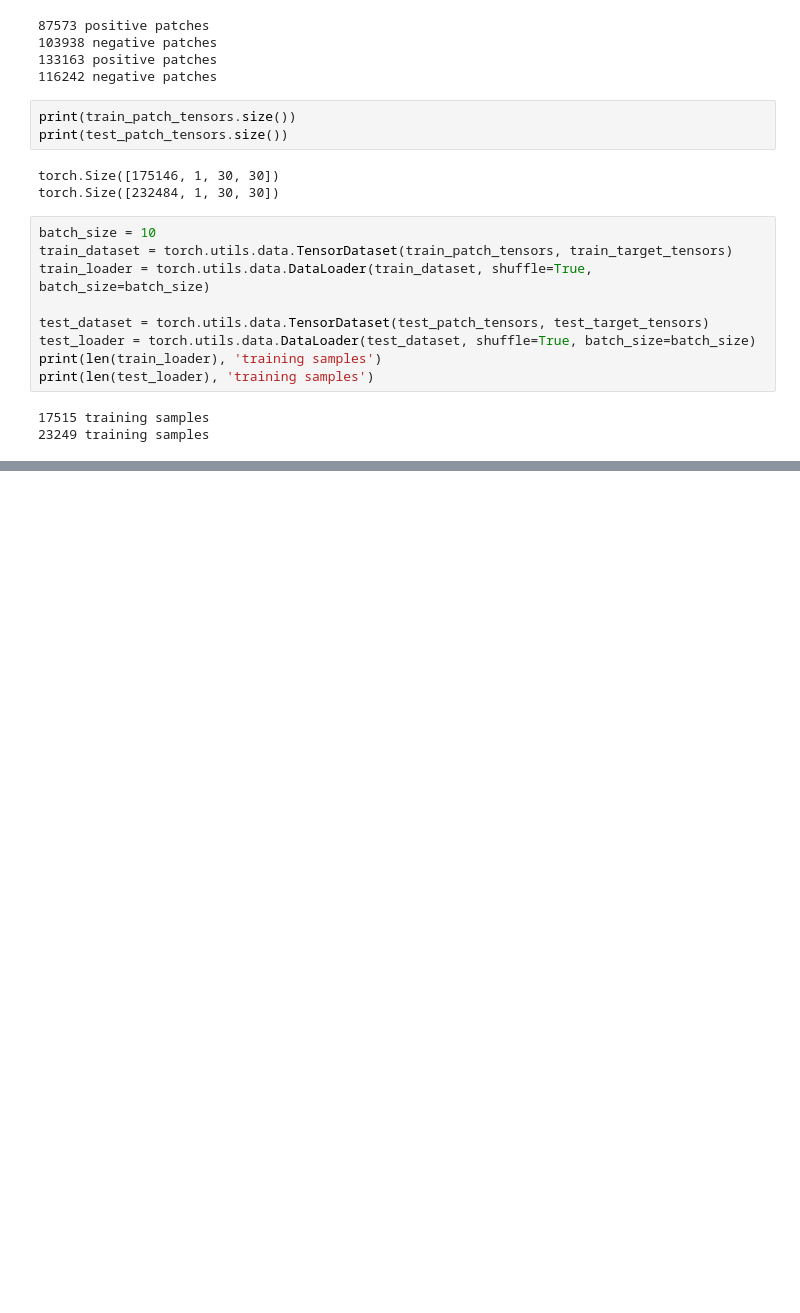
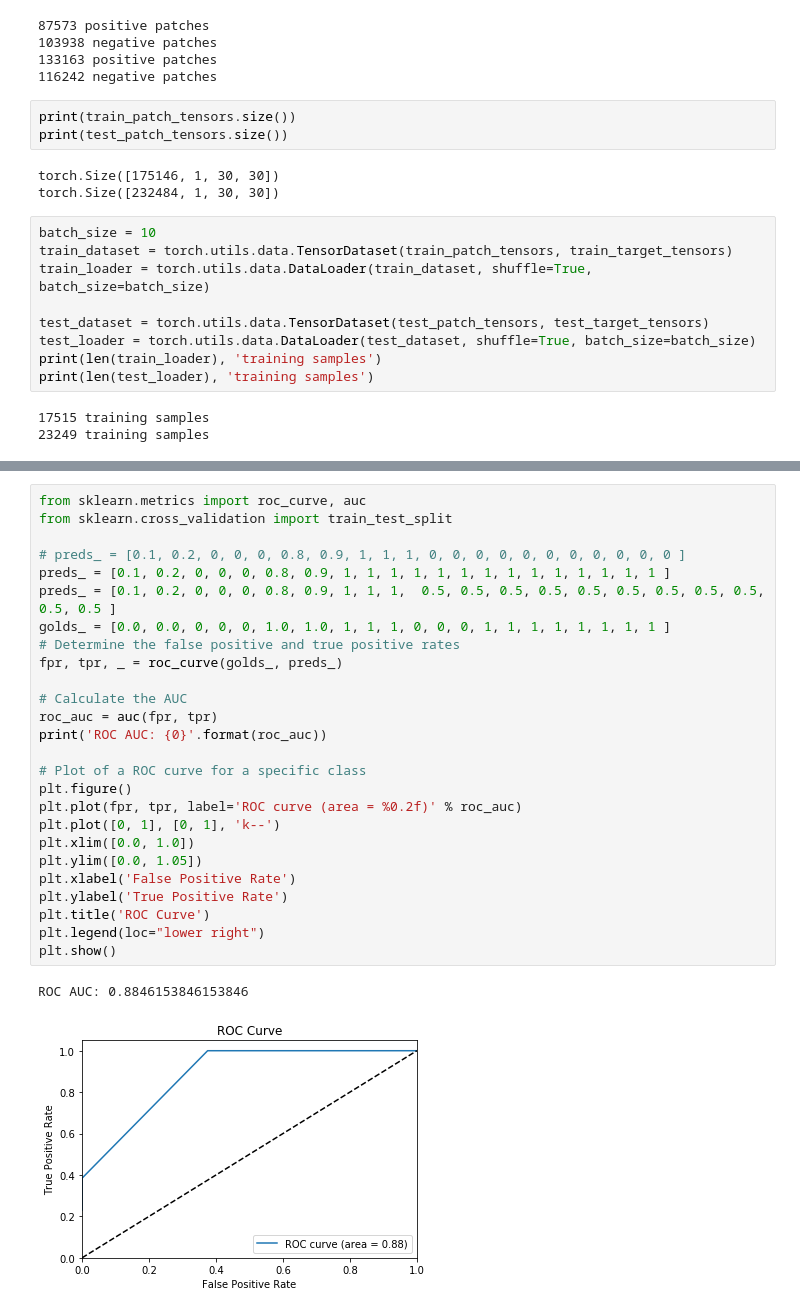
Before and after one commit to hassony2/cancer-seminar, a Jupyter notebook: model.ipynb, the cells around one changed output, grey strips where cells are left out. Cells and saved outputs as stored; diff of their text form; blank space fills up the shorter version.

```diff
--- a/model.ipynb
+++ b/model.ipynb
@@ -340,0 +551,29 @@ array([ 0.399  ,  0.54075,  0.50925,  0.55225,  0.52725,  0.5405 ,
+# %%
+from sklearn.metrics import roc_curve, auc
+from sklearn.cross_validation import train_test_split
+
+# preds_ = [0.1, 0.2, 0, 0, 0, 0.8, 0.9, 1, 1, 1, 0, 0, 0, 0, 0, 0, 0, 0, 0, 0, 0 ]
+preds_ = [0.1, 0.2, 0, 0, 0, 0.8, 0.9, 1, 1, 1, 1, 1, 1, 1, 1, 1, 1, 1, 1, 1, 1 ]
+preds_ = [0.1, 0.2, 0, 0, 0, 0.8, 0.9, 1, 1, 1,  0.5, 0.5, 0.5, 0.5, 0.5, 0.5, 0.5, 0.5, 0.5, 0.5, 0.5 ]
+golds_ = [0.0, 0.0, 0, 0, 0, 1.0, 1.0, 1, 1, 1, 0, 0, 0, 1, 1, 1, 1, 1, 1, 1, 1 ]
+# Determine the false positive and true positive rates
+fpr, tpr, _ = roc_curve(golds_, preds_)
+
+# Calculate the AUC
+roc_auc = auc(fpr, tpr)
+print('ROC AUC: {0}'.format(roc_auc))
+
+# Plot of a ROC curve for a specific class
+plt.figure()
+plt.plot(fpr, tpr, label='ROC curve (area = %0.2f)' % roc_auc)
+plt.plot([0, 1], [0, 1], 'k--')
+plt.xlim([0.0, 1.0])
+plt.ylim([0.0, 1.05])
+plt.xlabel('False Positive Rate')
+plt.ylabel('True Positive Rate')
+plt.title('ROC Curve')
+plt.legend(loc="lower right")
+plt.show()
+# %% [output]
+ROC AUC: 0.8846153846153846
+[figure, added]
```
Also changed, not shown: parts of 32 cells of this notebook.
